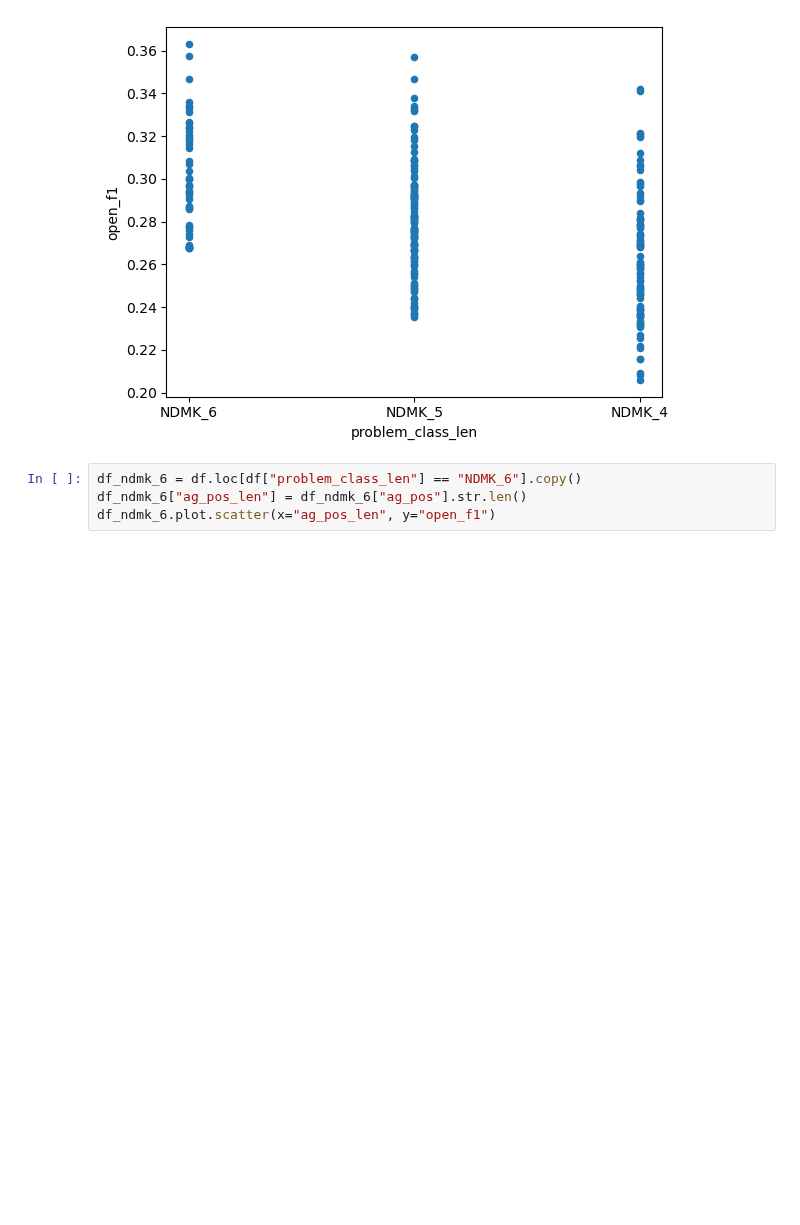
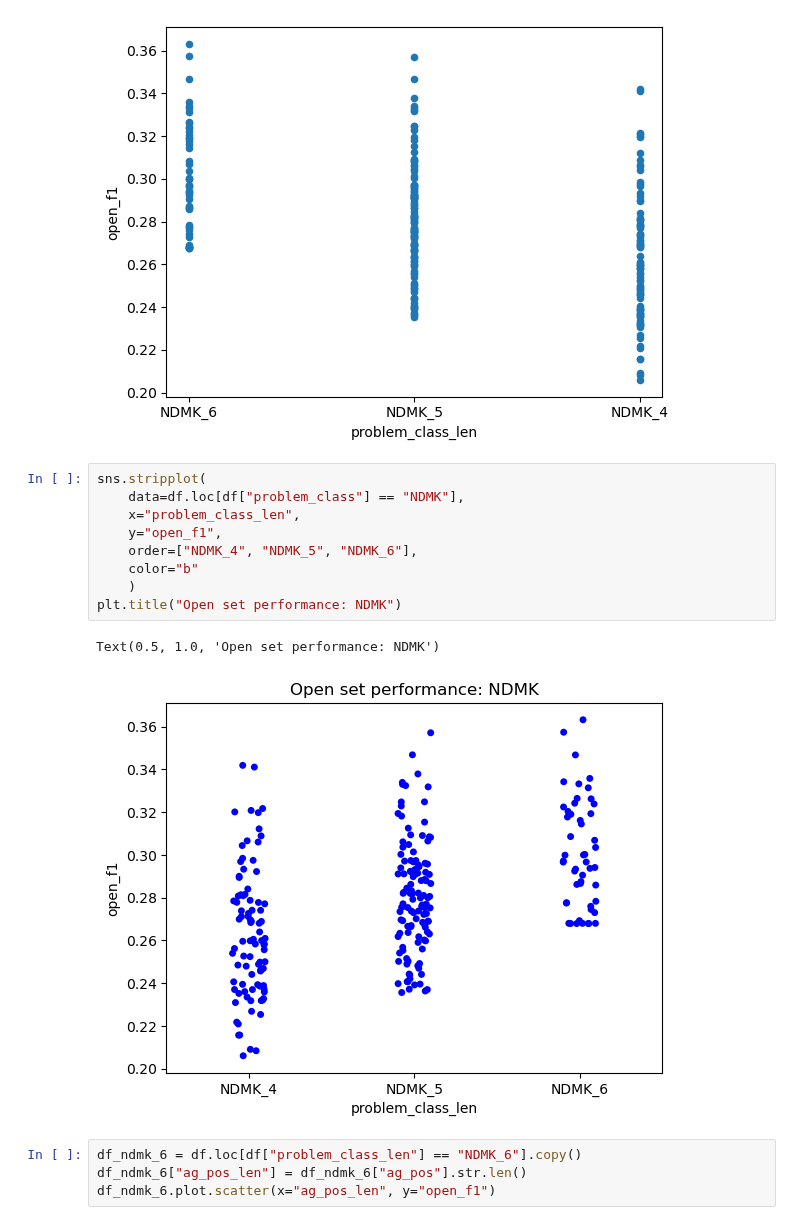
Before and after one commit to csi-greifflab/negative-class-optimization, a Jupyter notebook: notebooks/13_Openset_BinaryProblems_Analysis.ipynb, the cells around one changed output. Cells and saved outputs as stored; diff of their text form; blank space fills up the shorter version.

```diff
--- a/notebooks/13_Openset_BinaryProblems_Analysis.ipynb
+++ b/notebooks/13_Openset_BinaryProblems_Analysis.ipynb
@@ -174,6 +185,18 @@ df.loc[df["problem_class"] == "NDMK"].plot.scatter(x="problem_class_len", y=metr
 [figure]
 [figure]
 [figure]
+# %%
+sns.stripplot(
+    data=df.loc[df["problem_class"] == "NDMK"],
+    x="problem_class_len",
+    y="open_f1",
+    order=["NDMK_4", "NDMK_5", "NDMK_6"],
+    color="b"
+    )
+plt.title("Open set performance: NDMK")
+# %% [output]
+Text(0.5, 1.0, 'Open set performance: NDMK')
+[figure, added]
 # %%
 df_ndmk_6 = df.loc[df["problem_class_len"] == "NDMK_6"].copy()
 df_ndmk_6["ag_pos_len"] = df_ndmk_6["ag_pos"].str.len()
```
Also changed, not shown: parts of 16 cells of this notebook, 10 other files.
